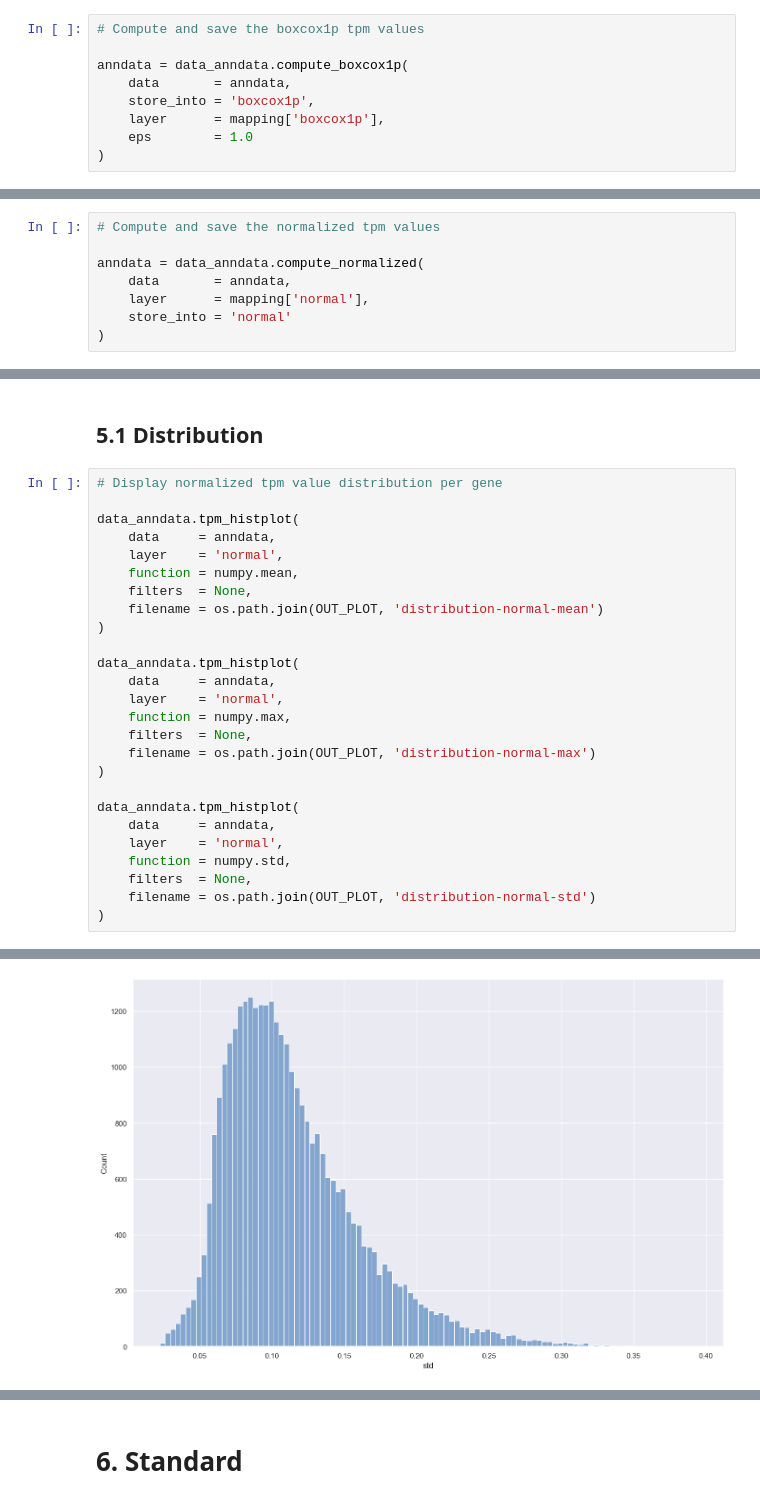
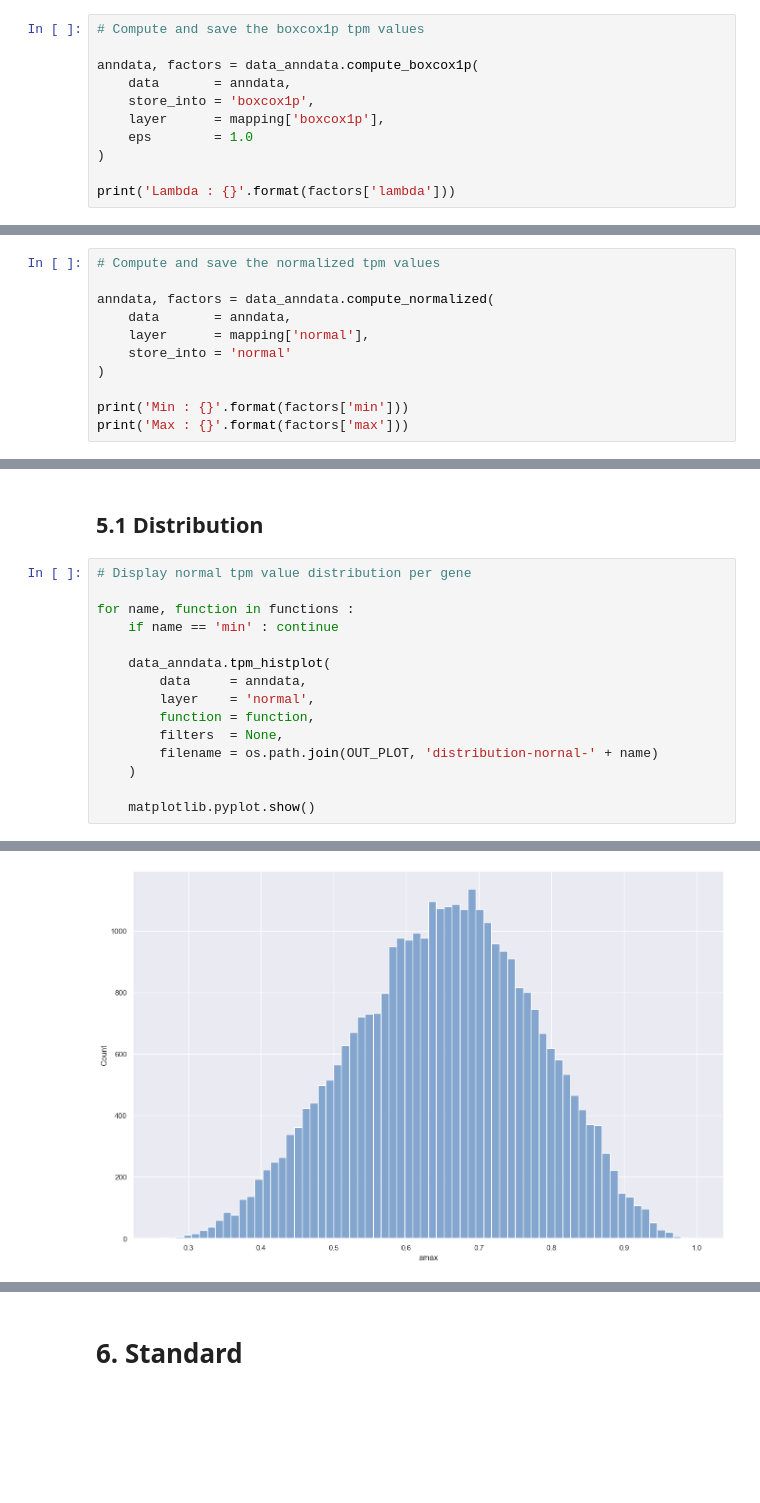
Before and after one commit to up4472/upolanc-thesis, a Jupyter notebook: notebook/nbp02-anndata.ipynb, the cells around one changed output, grey strips where cells are left out. Drawn from its saved outputs; the diff is of its cells as text; blank space fills up the shorter version.

```diff
--- a/notebook/nbp02-anndata.ipynb
+++ b/notebook/nbp02-anndata.ipynb
@@ -257,10 +281,12 @@ if gene in anndata.var.index :
 # %%
 # Compute and save the boxcox1p tpm values
 
-anndata = data_anndata.compute_boxcox1p(
+anndata, factors = data_anndata.compute_boxcox1p(
 	data       = anndata,
 	store_into = 'boxcox1p',
 	layer      = mapping['boxcox1p'],
 	eps        = 1.0
 )
+
+print('Lambda : {}'.format(factors['lambda']))
 # %% [output]
@@ -387,9 +388,12 @@ if gene in anndata.var.index :
 # %%
 # Compute and save the normalized tpm values
 
-anndata = data_anndata.compute_normalized(
+anndata, factors = data_anndata.compute_normalized(
 	data       = anndata,
 	layer      = mapping['normal'],
 	store_into = 'normal'
 )
+
+print('Min : {}'.format(factors['min']))
+print('Max : {}'.format(factors['max']))
 # %% [output]
@@ -421,30 +432,19 @@ Total elements >  0.7 :   4,584,031 [  3.44 %]
 # %% [markdown]
 ## 5.1 Distribution
 # %%
-# Display normalized tpm value distribution per gene
+# Display normal tpm value distribution per gene
 
-data_anndata.tpm_histplot(
-	data     = anndata,
-	layer    = 'normal',
-	function = numpy.mean,
-	filters  = None,
-	filename = os.path.join(OUT_PLOT, 'distribution-normal-mean')
-)
+for name, function in functions :
+	if name == 'min' : continue
 
-data_anndata.tpm_histplot(
-	data     = anndata,
-	layer    = 'normal',
-	function = numpy.max,
-	filters  = None,
-	filename = os.path.join(OUT_PLOT, 'distribution-normal-max')
-)
+	data_anndata.tpm_histplot(
+		data     = anndata,
+		layer    = 'normal',
+		function = function,
+		filters  = None,
+		filename = os.path.join(OUT_PLOT, 'distribution-nornal-' + name)
+	)
 
-data_anndata.tpm_histplot(
-	data     = anndata,
-	layer    = 'normal',
-	function = numpy.std,
-	filters  = None,
-	filename = os.path.join(OUT_PLOT, 'distribution-normal-std')
-)
+	matplotlib.pyplot.show()
 # %% [output]
 Function : numpy.mean
@@ -469 +467 @@ Genes above 90th percentile [   0.177209] :  3,271
-[figure, old version]
+[figure, new version]
```
Also changed, not shown: parts of 30 cells of this notebook, 18 other files.
